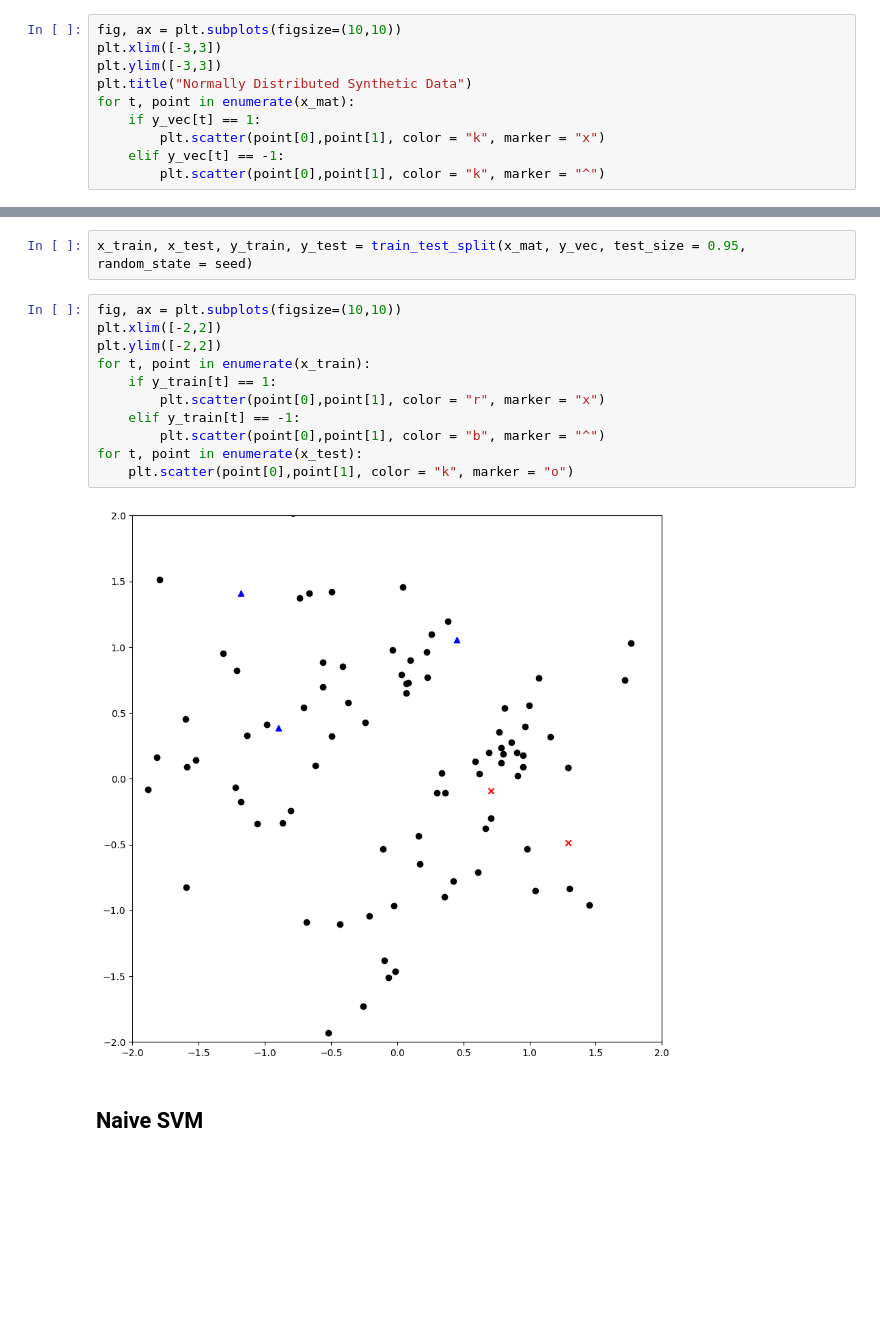
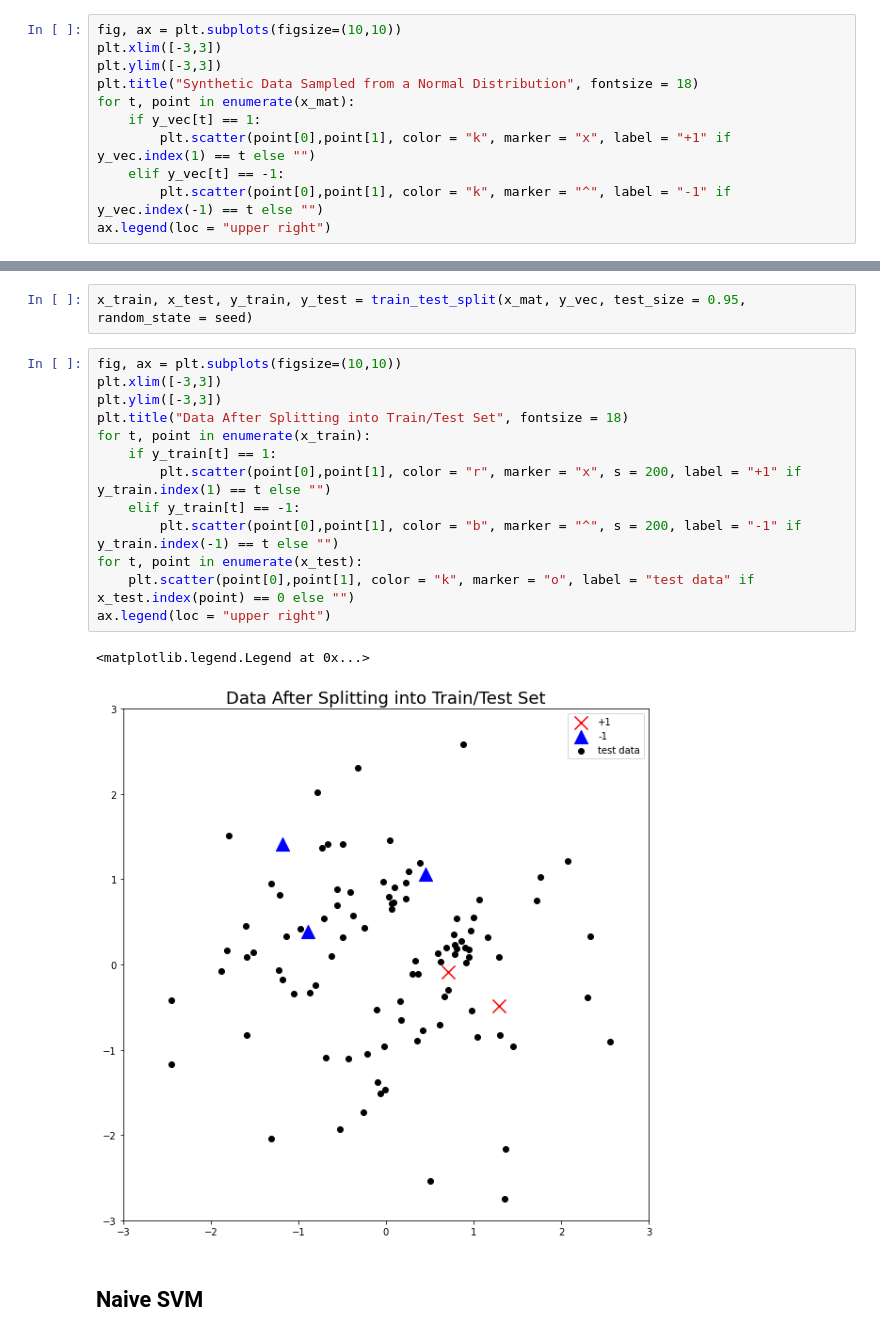
Before and after one commit to pikasean/ma4270, a Jupyter notebook: notebooks/TSVM.ipynb, the cells around one changed output, grey strips where cells are left out. Cells and saved outputs as stored; diff of their text form; blank space fills up the shorter version.

```diff
--- a/notebooks/TSVM.ipynb
+++ b/notebooks/TSVM.ipynb
@@ -43,10 +43,11 @@ if separable == 0:
 fig, ax = plt.subplots(figsize=(10,10))
 plt.xlim([-3,3])
 plt.ylim([-3,3])
-plt.title("Normally Distributed Synthetic Data")
+plt.title("Synthetic Data Sampled from a Normal Distribution", fontsize = 18)
 for t, point in enumerate(x_mat):
     if y_vec[t] == 1:
-        plt.scatter(point[0],point[1], color = "k", marker = "x")
+        plt.scatter(point[0],point[1], color = "k", marker = "x", label = "+1" if y_vec.index(1) == t else "")
     elif y_vec[t] == -1:
-        plt.scatter(point[0],point[1], color = "k", marker = "^")
+        plt.scatter(point[0],point[1], color = "k", marker = "^", label = "-1" if y_vec.index(-1) == t else "")
+ax.legend(loc = "upper right")
 # %% [output]
@@ -55,17 +57,20 @@ for t, point in enumerate(x_mat):
 x_train, x_test, y_train, y_test = train_test_split(x_mat, y_vec, test_size = 0.95, random_state = seed)
 # %%
 fig, ax = plt.subplots(figsize=(10,10))
-plt.xlim([-2,2])
-plt.ylim([-2,2])
+plt.xlim([-3,3])
+plt.ylim([-3,3])
+plt.title("Data After Splitting into Train/Test Set", fontsize = 18)
 for t, point in enumerate(x_train):
     if y_train[t] == 1:
-        plt.scatter(point[0],point[1], color = "r", marker = "x")
+        plt.scatter(point[0],point[1], color = "r", marker = "x", s = 200, label = "+1" if y_train.index(1) == t else "")
     elif y_train[t] == -1:
-        plt.scatter(point[0],point[1], color = "b", marker = "^")
+        plt.scatter(point[0],point[1], color = "b", marker = "^", s = 200, label = "-1" if y_train.index(-1) == t else "")
 for t, point in enumerate(x_test):
-    plt.scatter(point[0],point[1], color = "k", marker = "o")
+    plt.scatter(point[0],point[1], color = "k", marker = "o", label = "test data" if x_test.index(point) == 0 else "")
+ax.legend(loc = "upper right")
 # %% [output]
+<matplotlib.legend.Legend at 0x...>
-[figure, old version]
+[figure, new version]
 # %% [markdown]
 ## Naive SVM
 # %%
```
Also changed, not shown: parts of 4 cells of this notebook.
